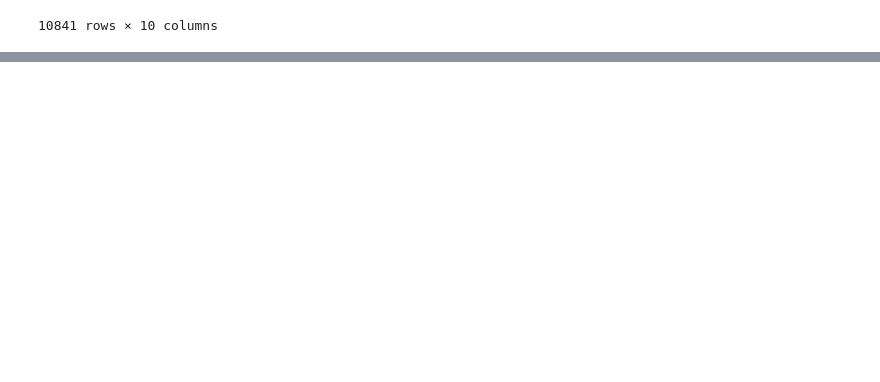
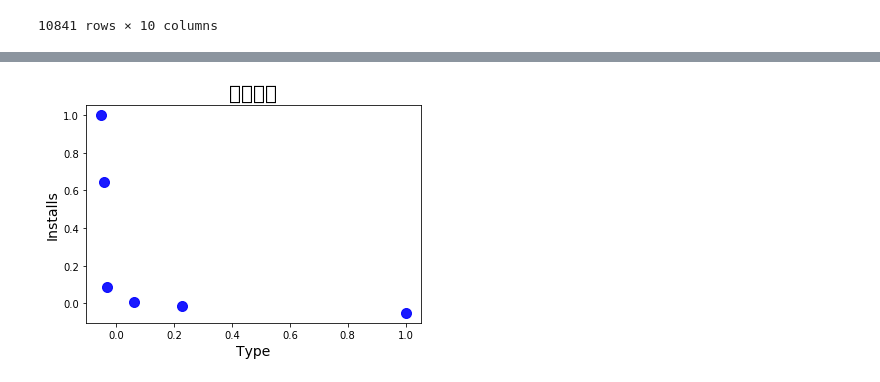
Before and after one commit to dreandes/Code, a Jupyter notebook: python/EDA_practice/google-play-store-apps/EDA_.ipynb, the cells around one changed output, grey strips where cells are left out. Saved outputs shown, nothing was run; the diff lists cells and outputs as text; code cells hidden in the pictures; blank space fills up the shorter version.

```diff
--- a/python/EDA_practice/google-play-store-apps/EDA_.ipynb
+++ b/python/EDA_practice/google-play-store-apps/EDA_.ipynb
@@ -244,0 +345,27 @@ dtype: int64
+# %%
+# install과 Type간 컬럼과의 상관관계 scatter
+plt.plot('Type',  # x
+
+         'Installs',  # y
+
+         data=ad.corr(),
+
+         linestyle='none',
+
+         marker='o',
+
+         markersize=10,
+
+         color='blue',
+
+         alpha=0.9)
+
+plt.title('상관관계', fontsize=20)
+
+plt.xlabel('Type', fontsize=14)
+
+plt.ylabel('Installs', fontsize=14)
+
+plt.show()
+# %% [output]
+[figure, added]
```
Also changed, not shown: parts of 33 cells of this notebook, 11 other files.
